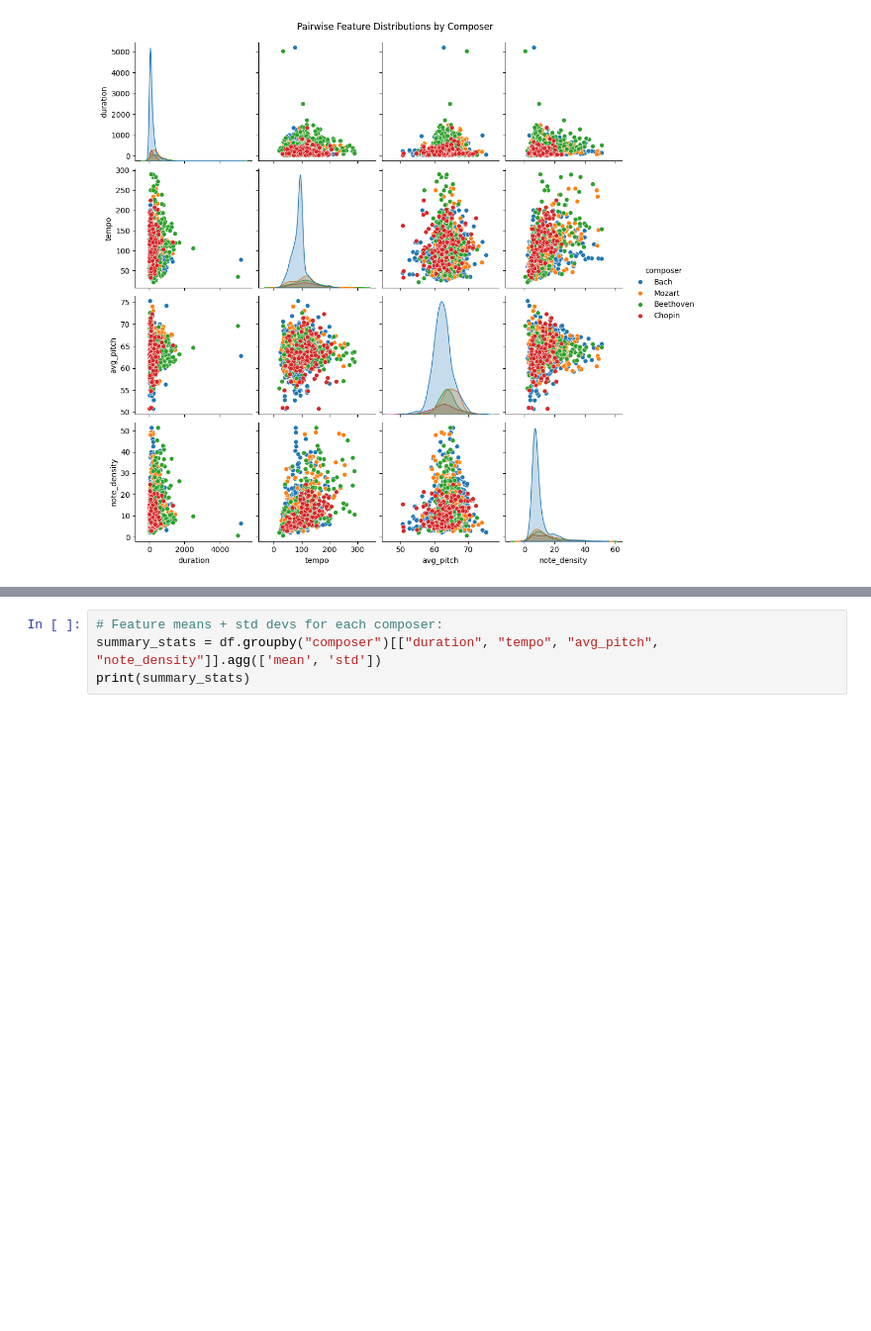
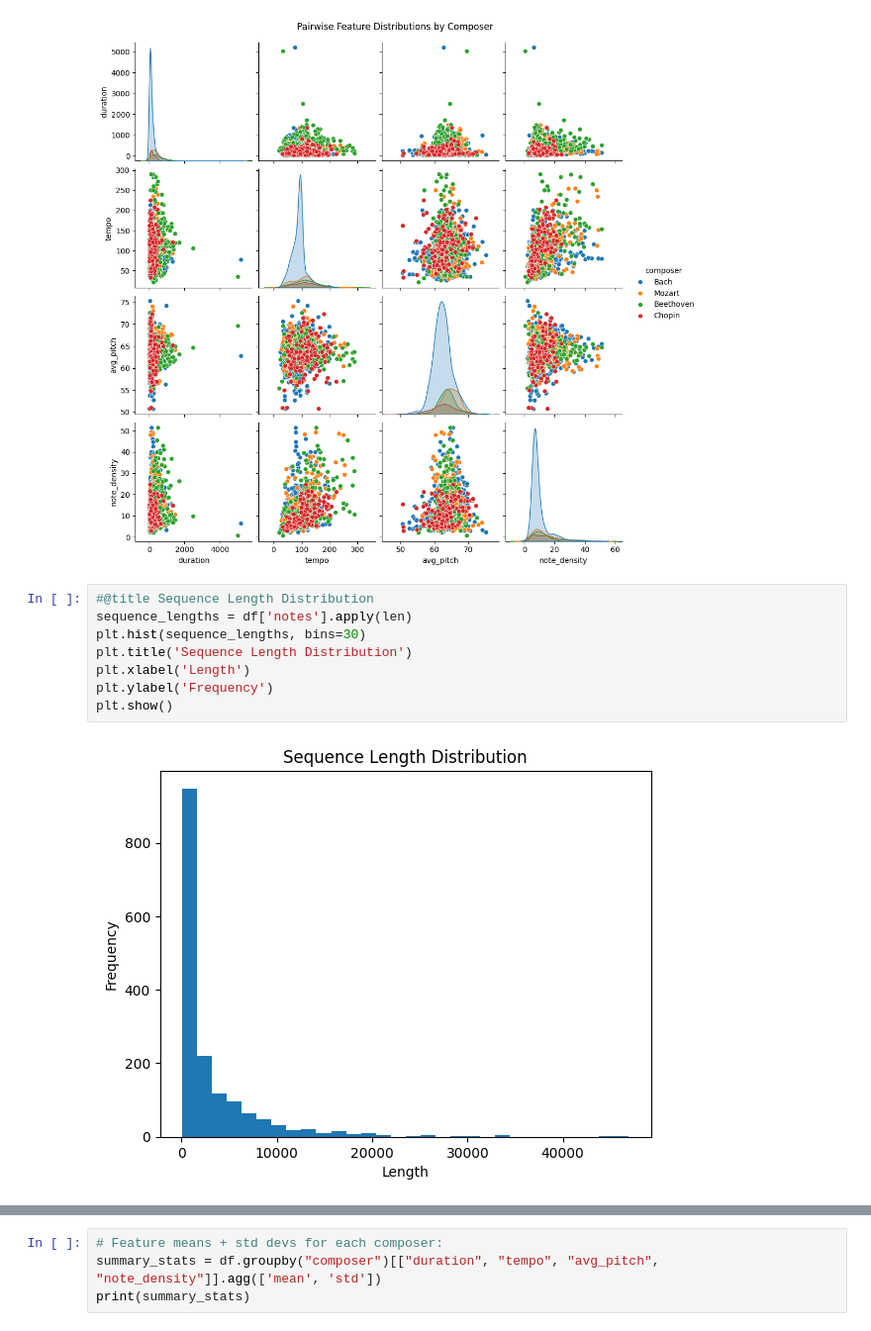
Before and after one commit to littlecl42/AAI-511-03_Group2, a Jupyter notebook: notebooks/GroupProject_LSTM.ipynb, the cells around one changed output, grey strips where cells are left out. Shown at 99% size. Drawn from its saved outputs; the diff is of its cells as text; blank space fills up the shorter version.

```diff
--- a/notebooks/GroupProject_LSTM.ipynb
+++ b/notebooks/GroupProject_LSTM.ipynb
@@ -360,3 +360,13 @@ plt.suptitle("Pairwise Feature Distributions by Composer", y=1.02)
 plt.show()
 # %% [output]
 [figure]
+# %%
+#@title Sequence Length Distribution
+sequence_lengths = df['notes'].apply(len)
+plt.hist(sequence_lengths, bins=30)
+plt.title('Sequence Length Distribution')
+plt.xlabel('Length')
+plt.ylabel('Frequency')
+plt.show()
+# %% [output]
+[figure, added]
```
Also changed, not shown: parts of 3 cells of this notebook.
